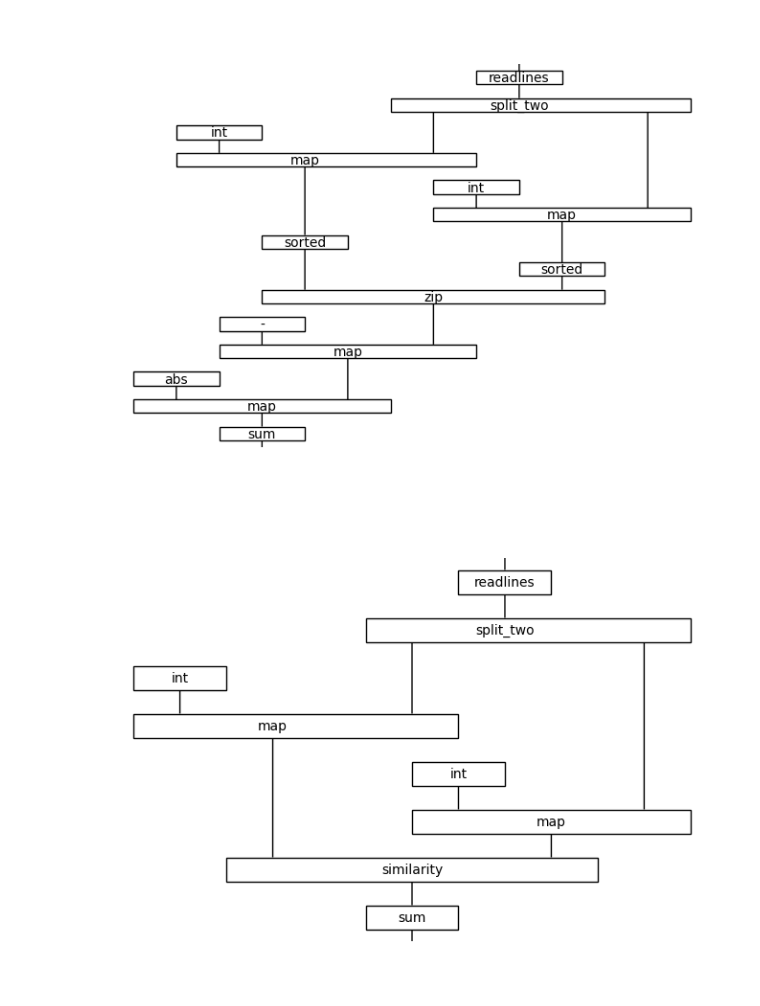
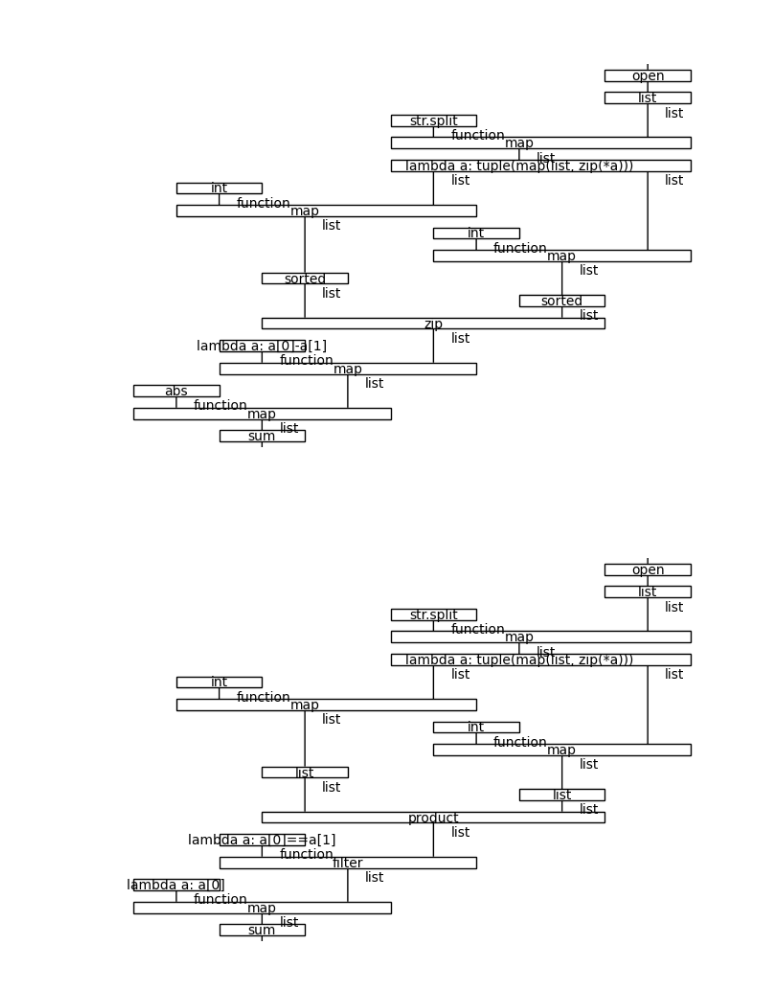
Before and after one commit to colltoaction/advent-of-code-2024, a Jupyter notebook: 1.ipynb, the cells around one changed output. Cells and saved outputs as stored; diff of their text form; code cells hidden in the pictures.

```diff
--- a/1.ipynb
+++ b/1.ipynb
@@ -3,23 +3,27 @@ from lib import fmap, split_two, _int, _readlines, _abs, _sum, _zip, _subtract,
 # %%
-read_record = _readlines >> \
-    split_two >> \
+read_record = _open >> _readlines >> \
+    fmap(_split) >> \
+    _transpose >> \
     fmap(_int) @ fmap(_int)
 
 f1 = read_record >> \
     _sorted @ _sorted >> \
     _zip >> \
     fmap(_subtract) >> \
     fmap(_abs) >> \
     _sum
 f1.draw()
-assert F(f1)("1.input") == 1660292
+assert EVAL(f1)("1.input") == 1660292
 # %% [output]
-[figure, old version]
+[figure, new version]
 # %%
 f2 = read_record >> \
-    similarity >> \
+    _to_list @ _to_list >> \
+    _product >> \
+    (_equal @ l >> _filter) >> \
+    fmap(_first) >> \
     _sum
 f2.draw()
-assert F(f2)("1.input") == 22776016
+assert EVAL(f2)("1.input") == 22776016
 # %% [output]
-[figure, old version]
+[figure, new version]
```
Also changed, not shown: parts of 1 cell of this notebook, 2 other files.
